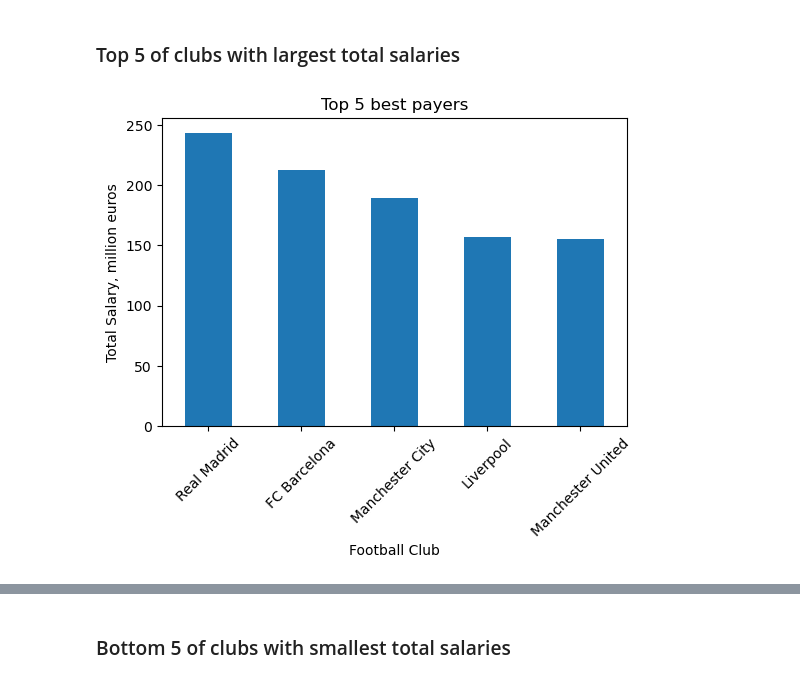
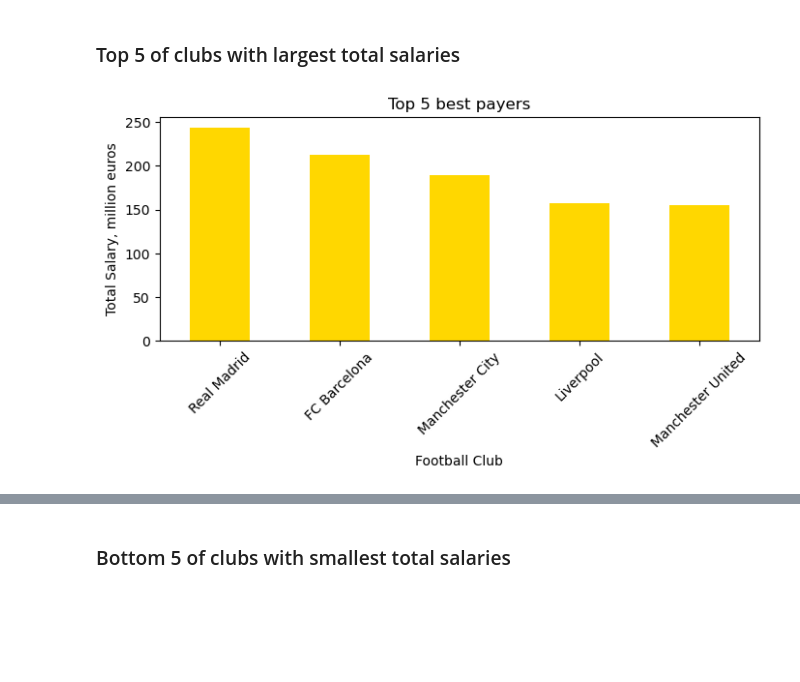
Before and after one commit to chusk2/data_cleaning_challenge_fifa21, a Jupyter notebook: FIFA21_EDA.ipynb, the cells around one changed output, grey strips where cells are left out. Saved outputs shown, nothing was run; the diff lists cells and outputs as text; code cells hidden in the pictures; blank space fills up the shorter version.

```diff
--- a/FIFA21_EDA.ipynb
+++ b/FIFA21_EDA.ipynb
@@ -151,11 +256,11 @@ total_wage_per_club = df.groupby('club')['annual_wage_million_euros'].sum()
 # %% [markdown]
 ### Top 5 of clubs with largest total salaries
 # %%
-fix, ax = plt.subplots(figsize=(6,4))
-total_wage_per_club.nlargest(5).plot.bar(ax = ax, rot=45)
+fix, ax = plt.subplots(figsize=(8,3))
+total_wage_per_club.nlargest(5).plot.bar(ax = ax, rot=45, color='gold')
 ax.set_ylabel('Total Salary, million euros')
 ax.set_xlabel('Football Club')
 ax.set_title('Top 5 best payers')
 plt.show()
 # %% [output]
-[figure, old version]
+[figure, new version]
```
Also changed, not shown: parts of 27 cells of this notebook, 1 other file.
